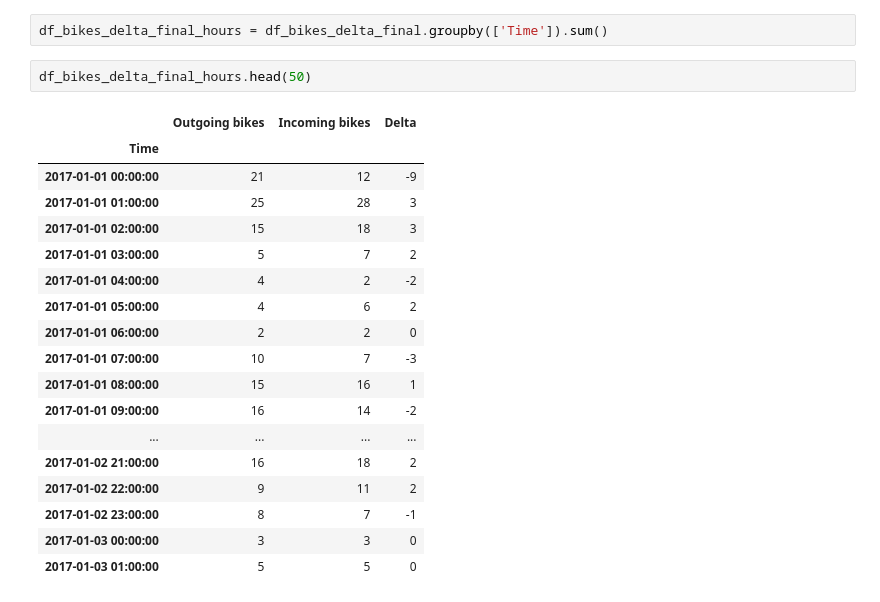
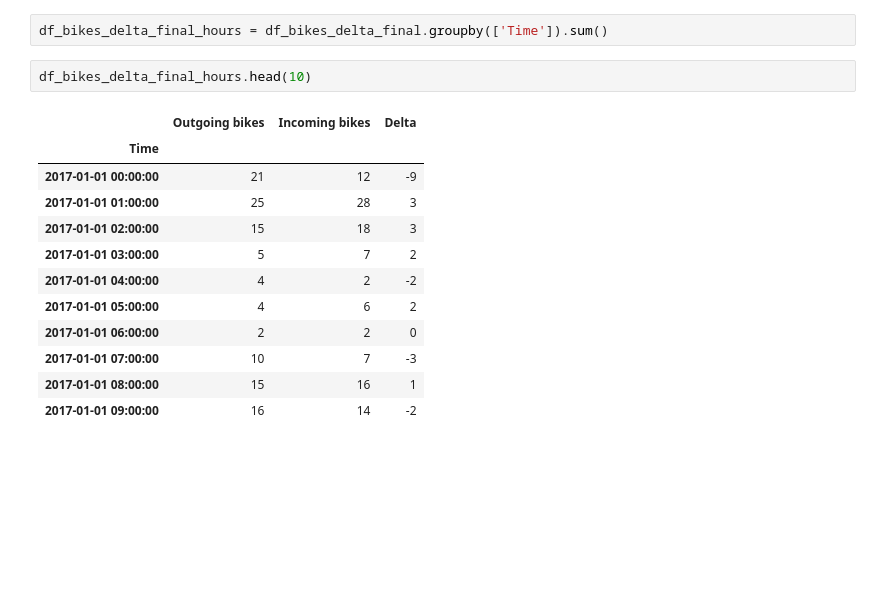
Before and after one commit to GoebelM94/dsml2021, a Jupyter notebook: notebooks/Delta Bike Rides New.ipynb, the cells around one changed output. Cells and saved outputs as stored; diff of their text form; blank space fills up the shorter version.

```diff
--- a/notebooks/Delta Bike Rides New.ipynb
+++ b/notebooks/Delta Bike Rides New.ipynb
@@ -413,23 +413,17 @@ df_bikes_delta_final_year.sort_values(['Delta'])
 # %%
 df_bikes_delta_final_hours = df_bikes_delta_final.groupby(['Time']).sum()
 # %%
-df_bikes_delta_final_hours.head(50)
+df_bikes_delta_final_hours.head(10)
 # %% [output]
 |  | Outgoing bikes | Incoming bikes | Delta |
 | Time |  |  |  |
 | 2017-01-01 00:00:00 | 21 | 12 | -9 |
 | 2017-01-01 01:00:00 | 25 | 28 | 3 |
 | 2017-01-01 02:00:00 | 15 | 18 | 3 |
 | 2017-01-01 03:00:00 | 5 | 7 | 2 |
 | 2017-01-01 04:00:00 | 4 | 2 | -2 |
 | 2017-01-01 05:00:00 | 4 | 6 | 2 |
 | 2017-01-01 06:00:00 | 2 | 2 | 0 |
 | 2017-01-01 07:00:00 | 10 | 7 | -3 |
 | 2017-01-01 08:00:00 | 15 | 16 | 1 |
 | 2017-01-01 09:00:00 | 16 | 14 | -2 |
-| ... | ... | ... | ... |
-| 2017-01-02 21:00:00 | 16 | 18 | 2 |
-| 2017-01-02 22:00:00 | 9 | 11 | 2 |
-| 2017-01-02 23:00:00 | 8 | 7 | -1 |
-| 2017-01-03 00:00:00 | 3 | 3 | 0 |
-| 2017-01-03 01:00:00 | 5 | 5 | 0 |
```
